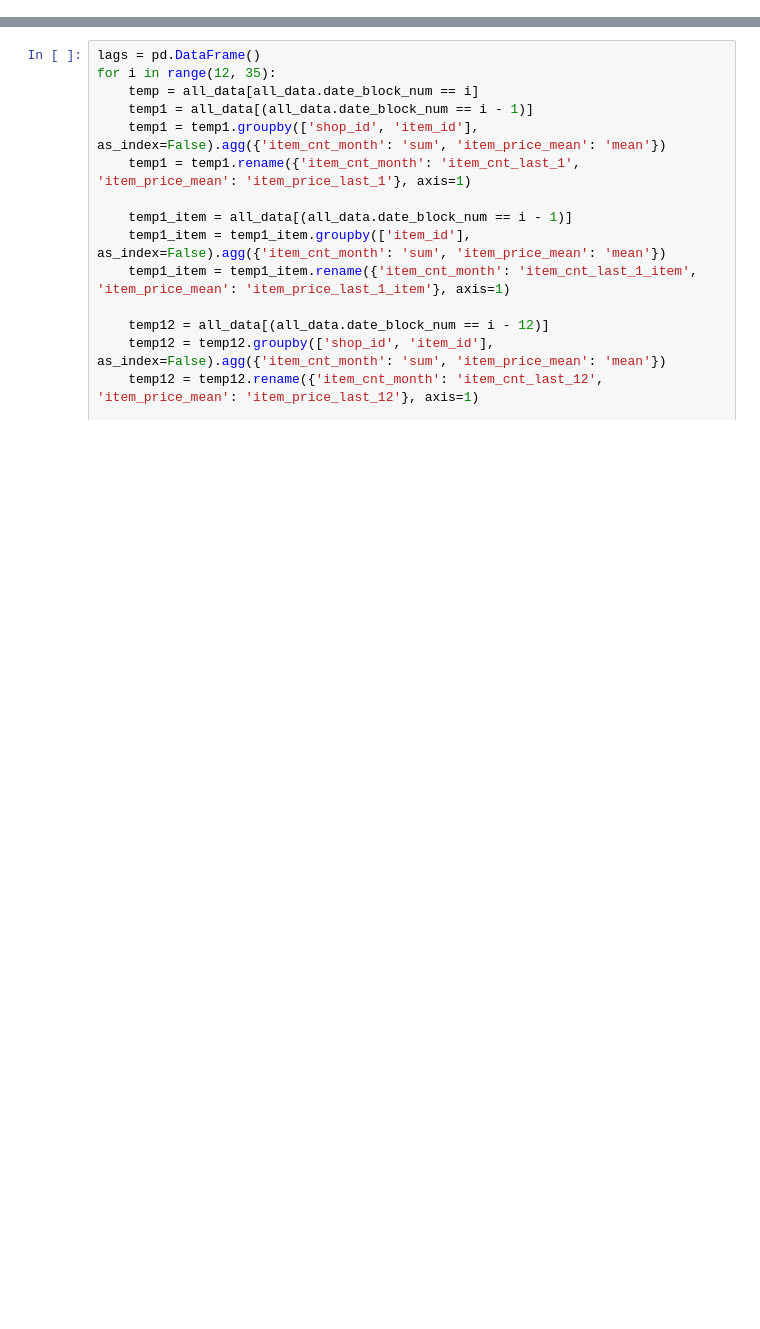
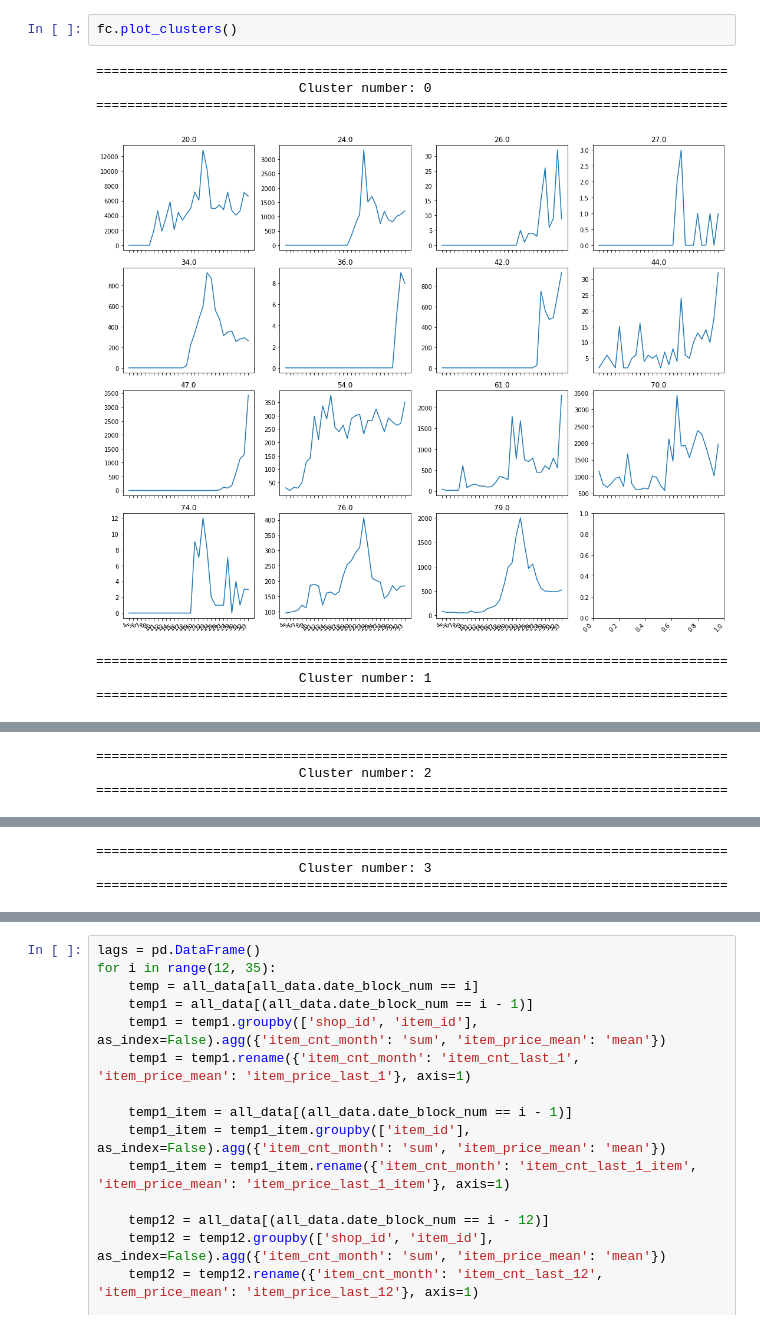
Before and after one commit to alsing/Predict-Future-Sales, a Jupyter notebook: notebooks/Model.ipynb, the cells around one changed output, grey strips where cells are left out. Saved outputs shown, nothing was run; the diff lists cells and outputs as text; blank space fills up the shorter version.

```diff
--- a/notebooks/Model.ipynb
+++ b/notebooks/Model.ipynb
@@ -101,0 +162,10 @@ item_categories = item_categories.drop('item_category_name', axis=1)
+# %%
+fc.plot_clusters()
+# %% [output]
+=================================================================================
+                          Cluster number: 0
+=================================================================================
+[figure, added]
+=================================================================================
+                          Cluster number: 1
+=================================================================================
@@ -101,0 +173,3 @@ item_categories = item_categories.drop('item_category_name', axis=1)
+=================================================================================
+                          Cluster number: 2
+=================================================================================
@@ -101,0 +177,3 @@ item_categories = item_categories.drop('item_category_name', axis=1)
+=================================================================================
+                          Cluster number: 3
+=================================================================================
```
Also changed, not shown: parts of 44 cells of this notebook.
